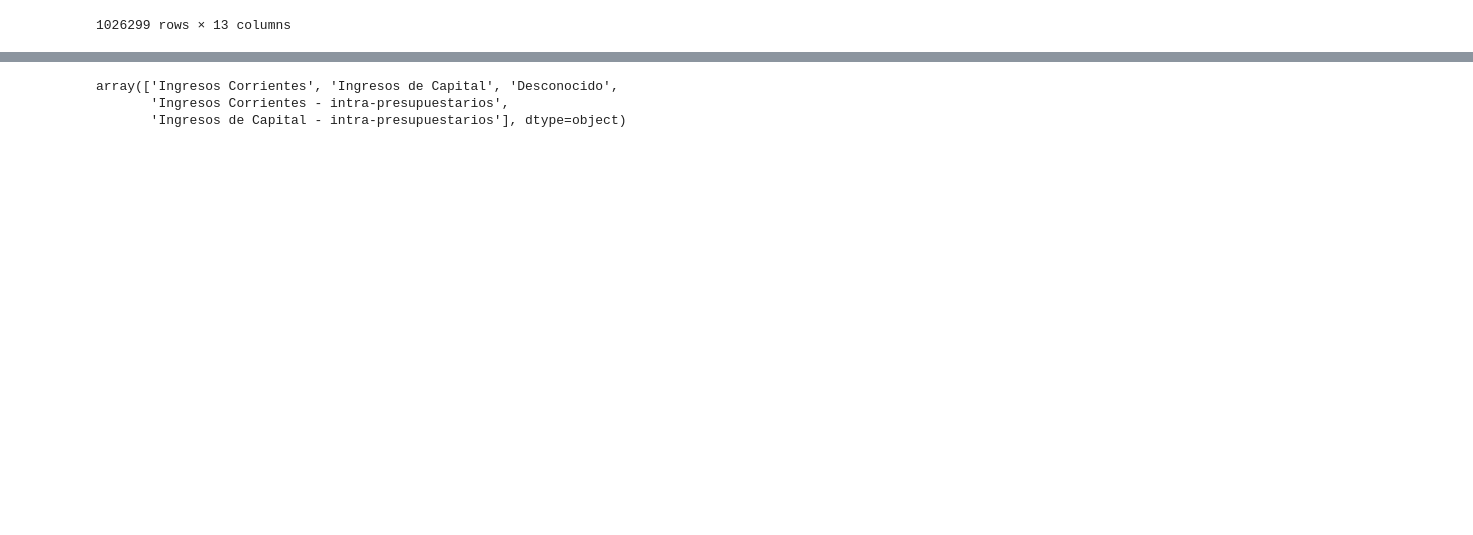
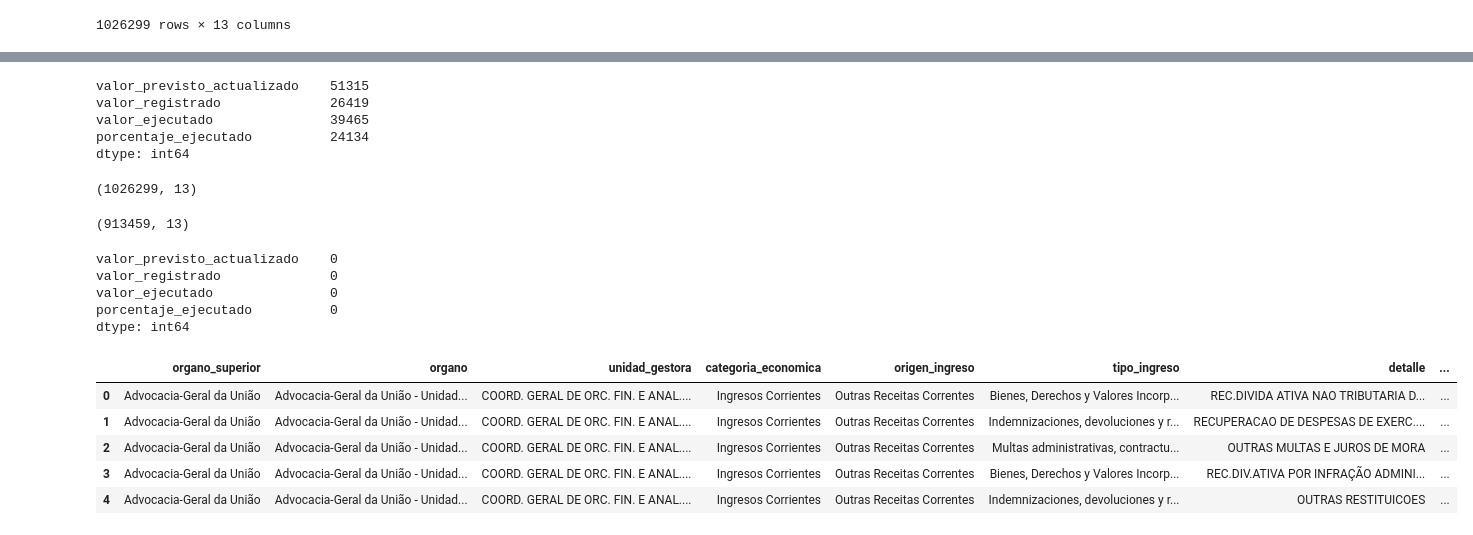
Before and after one commit to davfranco1/Proyecto2-EDA-Ingresos-Publicos-Brasil, a Jupyter notebook: notebooks/2_Limpieza.ipynb, the cells around one changed output, grey strips where cells are left out. Saved outputs shown, nothing was run; the diff lists cells and outputs as text; code cells hidden in the pictures; blank space fills up the shorter version.

```diff
--- a/notebooks/2_Limpieza.ipynb
+++ b/notebooks/2_Limpieza.ipynb
@@ -27,0 +38,4 @@ Name: count, dtype: int64
+# %%
+# Eliminaremos la nueva columa index, surgida del reset.
+
+df = df.drop(columns=["index"])
@@ -230,0 +298,8 @@ sl.traducir_dicc(df,"tipo_ingreso",sv.dicc_tipo_ingreso)
+# %%
+df[["valor_previsto_actualizado","valor_registrado","valor_ejecutado","porcentaje_ejecutado"]].isna().sum()
+# %% [output]
+valor_previsto_actualizado    51315
+valor_registrado              26419
+valor_ejecutado               39465
+porcentaje_ejecutado          24134
+dtype: int64
@@ -231,15 +312,40 @@ sl.traducir_dicc(df,"tipo_ingreso",sv.dicc_tipo_ingreso)
+# %%
+df.shape
+# %% [output]
+(1026299, 13)
+# %%
+# Procedemos a eliminar los nulos del resto de columnas numéricas.
+df.dropna(subset=["valor_previsto_actualizado"], inplace=True)
+df.dropna(subset=["valor_registrado"], inplace=True)
+df.dropna(subset=["valor_ejecutado"], inplace=True)
+# %%
+df.shape
+# %% [output]
+(913459, 13)
+# %%
+# Recalculamos la columna porcentaje_ejecutado para asegurarnos de que tenemos los valores deseados.
+df["porcentaje_ejecutado"] = df["valor_ejecutado"] / df["valor_previsto_actualizado"] * 100
+df["porcentaje_ejecutado"] = df["porcentaje_ejecutado"].replace({np.inf: 0})
+# %%
+# Comprobamos que hemos eliminado los nulos de las columnas numéricas
+df.dropna(subset=["porcentaje_ejecutado"], inplace=True)
+df[["valor_previsto_actualizado","valor_registrado","valor_ejecutado","porcentaje_ejecutado"]].isna().sum()
+# %% [output]
+valor_previsto_actualizado    0
+valor_registrado              0
+valor_ejecutado               0
+porcentaje_ejecutado          0
+dtype: int64
+# %%
+df.head(5)
+# %% [output]
+|  | organo_superior | organo | unidad_gestora | categoria_economica | origen_ingreso | tipo_ingreso | detalle | ... |
+| 0 | Advocacia-Geral da União | Advocacia-Geral da União - Unidad... | COORD. GERAL DE ORC. FIN. E ANAL.... | Ingresos Corrientes | Outras Receitas Correntes | Bienes, Derechos y Valores Incorp... | REC.DIVIDA ATIVA NAO TRIBUTARIA D... | ... |
+| 1 | Advocacia-Geral da União | Advocacia-Geral da União - Unidad... | COORD. GERAL DE ORC. FIN. E ANAL.... | Ingresos Corrientes | Outras Receitas Correntes | Indemnizaciones, devoluciones y r... | RECUPERACAO DE DESPESAS DE EXERC.... | ... |
+| 2 | Advocacia-Geral da União | Advocacia-Geral da União - Unidad... | COORD. GERAL DE ORC. FIN. E ANAL.... | Ingresos Corrientes | Outras Receitas Correntes | Multas administrativas, contractu... | OUTRAS MULTAS E JUROS DE MORA | ... |
+| 3 | Advocacia-Geral da União | Advocacia-Geral da União - Unidad... | COORD. GERAL DE ORC. FIN. E ANAL.... | Ingresos Corrientes | Outras Receitas Correntes | Bienes, Derechos y Valores Incorp... | REC.DIV.ATIVA POR INFRAÇÃO ADMINI... | ... |
+| 4 | Advocacia-Geral da União | Advocacia-Geral da União - Unidad... | COORD. GERAL DE ORC. FIN. E ANAL.... | Ingresos Corrientes | Outras Receitas Correntes | Indemnizaciones, devoluciones y r... | OUTRAS RESTITUICOES | ... |
 # %%
 # Eliminaremos la columna detalle, por cuanto contiene información demasiado específica, que no será de utilidad para el análisis.
 
 df = df.drop(columns=["detalle"])
-# %%
-# Comprobamos que:
-# 1. no tenemos nulos que,
-# 2. para todos los datos desconocidos, ahora tenemos una única etiqueta y,
-# 3. los valores del diccionario se han sustituido para mostrar las categorías en español.
-
-df["categoria_economica"].unique()
-# %% [output]
-array(['Ingresos Corrientes', 'Ingresos de Capital', 'Desconocido',
-       'Ingresos Corrientes - intra-presupuestarios',
-       'Ingresos de Capital - intra-presupuestarios'], dtype=object)
```
Also changed, not shown: parts of 15 cells of this notebook, 2 other files.
